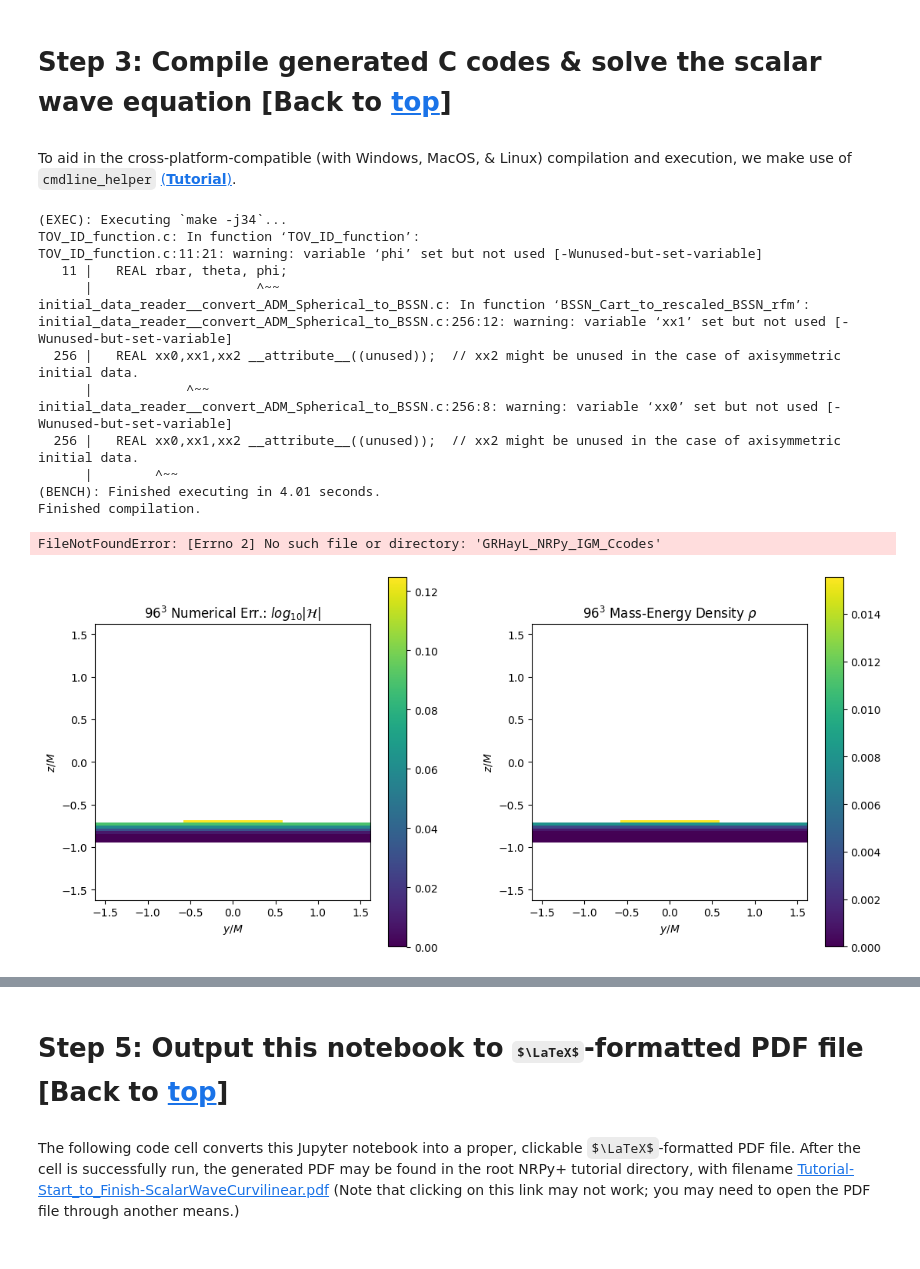
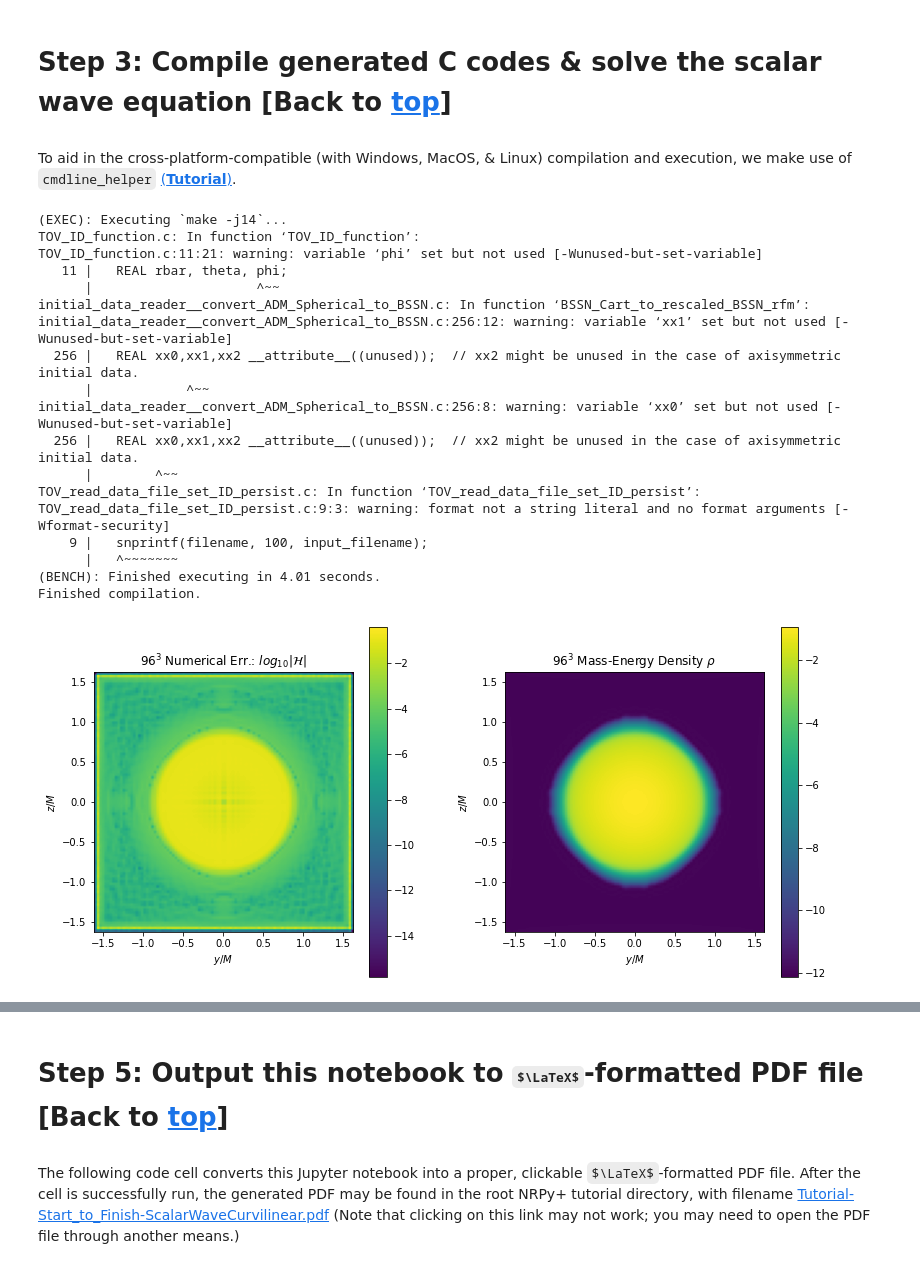
Before and after one commit to GRHayL/GRHayL, a Jupyter notebook: implementations/GRHayL_NRPy_IGM/Tutorial-GRHayL_NRPy_IGH_TOV_BSSN_EVOL.ipynb, the cells around one changed output, grey strips where cells are left out. Drawn from its saved outputs; the diff is of its cells as text; code cells hidden in the pictures; some formulas as TeX source.

Commit message:
Fixed issue with GRHayL initialization + added 2D plot capability for TOV_BSSN notebook

```diff
--- a/implementations/GRHayL_NRPy_IGM/Tutorial-GRHayL_NRPy_IGH_TOV_BSSN_EVOL.ipynb
+++ b/implementations/GRHayL_NRPy_IGM/Tutorial-GRHayL_NRPy_IGH_TOV_BSSN_EVOL.ipynb
@@ -84,7 +84,7 @@ import cmdline_helper as cmd          # NRPy+: Multi-platform Python command-lin
 import sympy as sp
 
 # Step P2: Create C code output directory:
-Ccodesrootdir = os.path.join("GRHayL_NRPy_IGM_Ccodes")
+Ccodesrootdir = os.path.join("GRHayL_NRPy_IGH_TOV_BSSN_EVOL_Ccodes")
 # First remove C code output directory if it exists
 # Courtesy https://stackoverflow.com/questions/303200/how-do-i-remove-delete-a-folder-that-is-not-empty
 shutil.rmtree(Ccodesrootdir, ignore_errors=True)
@@ -2238,7 +2245,7 @@ cmd.new_C_compile(Ccodesrootdir,"GRHayL_NRPy_IGM_standalone",
                   addl_CFLAGS=[GRHAYL_INC_FLAG],
                   addl_libraries=[GRHAYL_LIB_FLAG+" -lgrhayl"])
 # %% [output]
-(EXEC): Executing `make -j34`...
+(EXEC): Executing `make -j14`...
 TOV_ID_function.c: In function ‘TOV_ID_function’:
 TOV_ID_function.c:11:21: warning: variable ‘phi’ set but not used [-Wunused-but-set-variable]
    11 |   REAL rbar, theta, phi;
@@ -2250,14 +2257,16 @@ initial_data_reader__convert_ADM_Spherical_to_BSSN.c:256:12: warning: variable
 initial_data_reader__convert_ADM_Spherical_to_BSSN.c:256:8: warning: variable ‘xx0’ set but not used [-Wunused-but-set-variable]
   256 |   REAL xx0,xx1,xx2 __attribute__((unused));  // xx2 might be unused in the case of axisymmetric initial data.
       |        ^~~
+TOV_read_data_file_set_ID_persist.c: In function ‘TOV_read_data_file_set_ID_persist’:
+TOV_read_data_file_set_ID_persist.c:9:3: warning: format not a string literal and no format arguments [-Wformat-security]
+    9 |   snprintf(filename, 100, input_filename);
+      |   ^~~~~~~~
 (BENCH): Finished executing in 4.01 seconds.
 Finished compilation.
 # %%
 import numpy as np
 import matplotlib.pyplot as plt
 os.chdir(Ccodesrootdir)
-# %% [output]
-FileNotFoundError: [Errno 2] No such file or directory: 'GRHayL_NRPy_IGM_Ccodes'
 # %%
 import numpy as np
 import matplotlib.pyplot as plt
@@ -2286,37 +2295,37 @@ from IPython.display import Image
 xy_extent=domain_size
 # Data are in format x,y,z, CF,Ham,rho
 output_grid_x, output_grid_y, output_grid_data_Ham = \
-    plot2D.generate_uniform_2D_grid('output/out60-00000000.txt', 1,2,4, [-xy_extent,xy_extent], [-xy_extent,xy_extent])
+    plot2D.generate_uniform_2D_grid('output/out100.txt', 1,2,4, [-xy_extent,xy_extent], [-xy_extent,xy_extent])
 # Ham data are in column 4 --------------------------^
 output_grid_x, output_grid_y, output_grid_data_rho = \
-    plot2D.generate_uniform_2D_grid('output/out60-00000000.txt', 1,2,5, [-xy_extent,xy_extent], [-xy_extent,xy_extent])
+    plot2D.generate_uniform_2D_grid('output/out100.txt', 1,2,5, [-xy_extent,xy_extent], [-xy_extent,xy_extent])
 # rho data are in column 5 --------------------------^
 
 output_grid_data = []
 output_grid_data += [output_grid_data_Ham]
 output_grid_data += [output_grid_data_rho]
 
 fig = plt.figure(figsize=(12, 6))
 
 axN = []  # initialize axis/plot array.
 
 
 Labels = [r"$96^3$ Numerical Err.: $log_{10}|\mathcal{H}|$",
           r"$96^3$ Mass-Energy Density $\rho$"]
 
 for whichplot in range(2):
     #Generate the subplot for the each constraint
     ax = fig.add_subplot(121 + whichplot)
     axN.append(ax) # Grid of 2x1
 
     axN[whichplot].set_xlabel(r'$y/M$')
     axN[whichplot].set_ylabel(r'$z/M$')
     axN[whichplot].set_title(Labels[whichplot])
 
     figure = plt.imshow(output_grid_data[whichplot], extent=(-xy_extent,xy_extent, -xy_extent,xy_extent))
     cb = plt.colorbar(figure)
 
 # Adjust the spacing between plots
 plt.tight_layout(pad=4)
 # %% [output]
-[figure, old version]
+[figure, new version]
```
Also changed, not shown: parts of 6 cells of this notebook, 1 other file.
